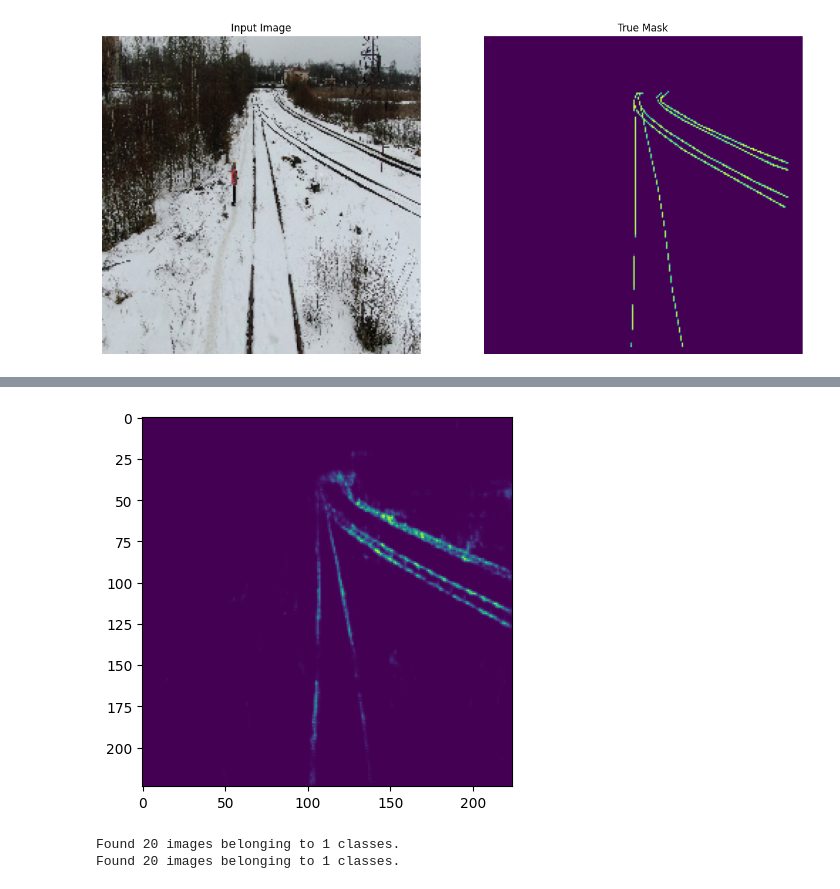
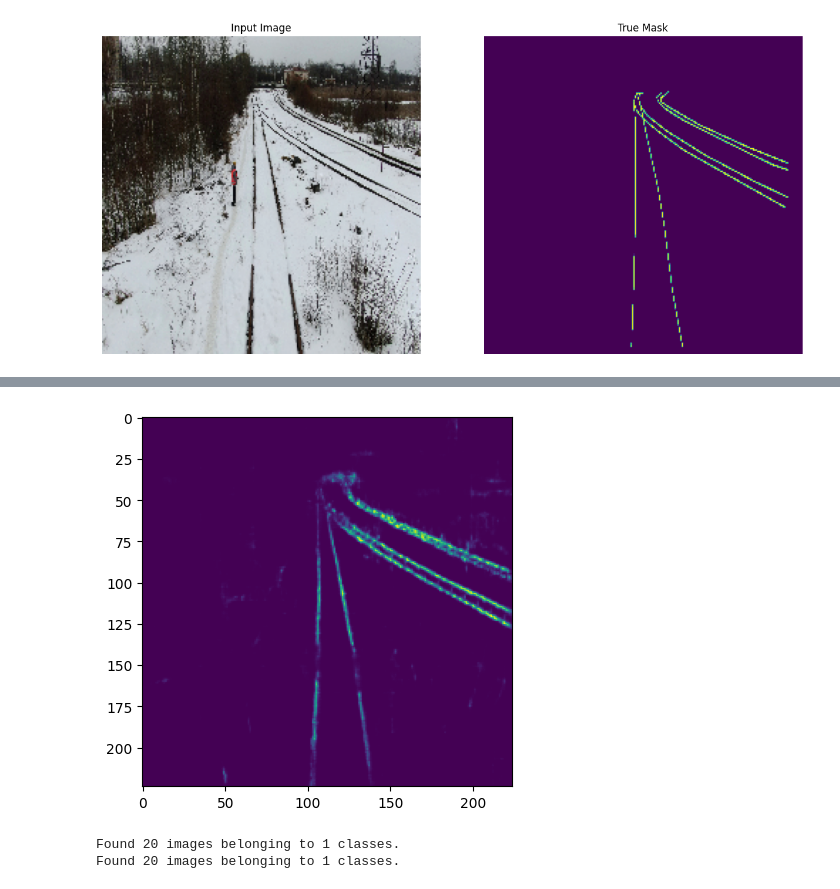
Before and after one commit to georgechaikin/rails-processing, a Jupyter notebook: rails-train.ipynb, the cells around one changed output, grey strips where cells are left out. Saved outputs shown, nothing was run; the diff lists cells and outputs as text; code cells hidden in the pictures.

```diff
--- a/rails-train.ipynb
+++ b/rails-train.ipynb
@@ -314,6 +311,7 @@ display([test_images[i], test_masks[i]])
 [figure]
 # %%
 # model = tf.keras.models.load_model('new_model_last.hdf5', compile = True, custom_objects={'dice': dice})
+model = tf.keras.models.load_model('new_model_last.hdf5', compile = True, custom_objects={'dice': dice})
 preds = model.predict(test_images[i][np.newaxis,...])
 plt.imshow(preds[0])
 plt.show()
@@ -322,4 +320,4 @@ plt.show()
-[figure, old version]
+[figure, new version]
 # %%
 # img_paths = set(map(os.path.basename, glob.glob(os.path.join(test_dir, 'img', '*.jpg'))))
 # mask_paths = set(map(os.path.basename, glob.glob(os.path.join(test_mask_dir, 'img', '*.jpg'))))
```
Also changed, not shown: parts of 2 cells of this notebook.
